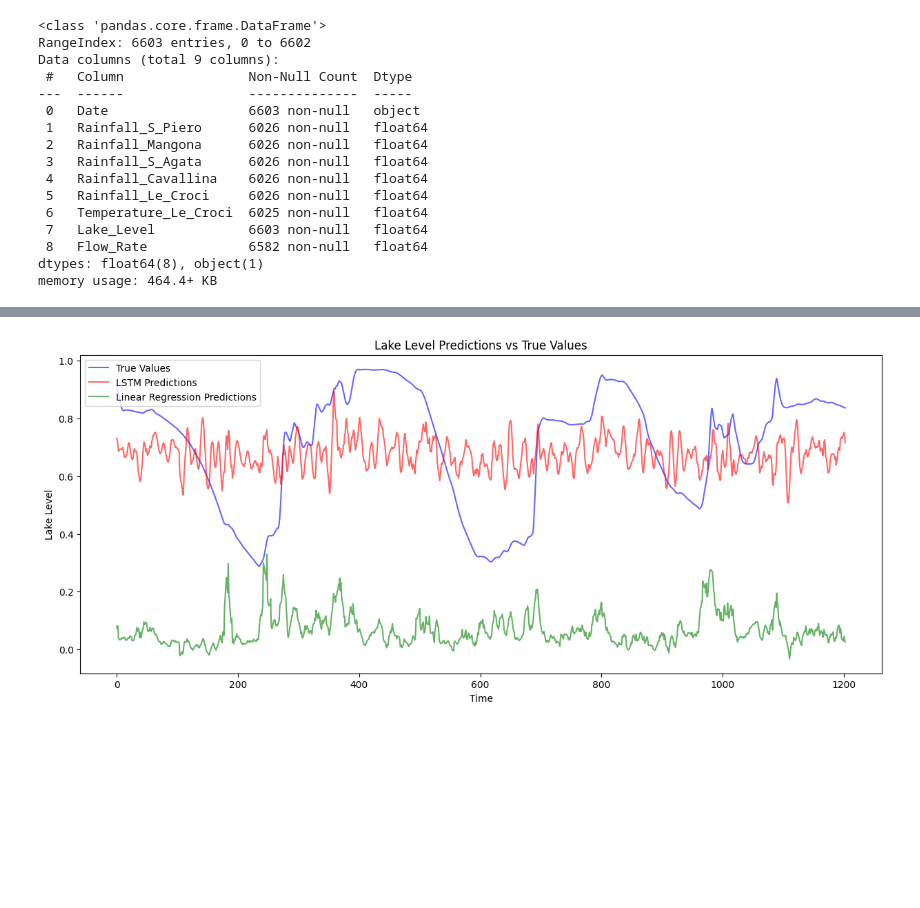
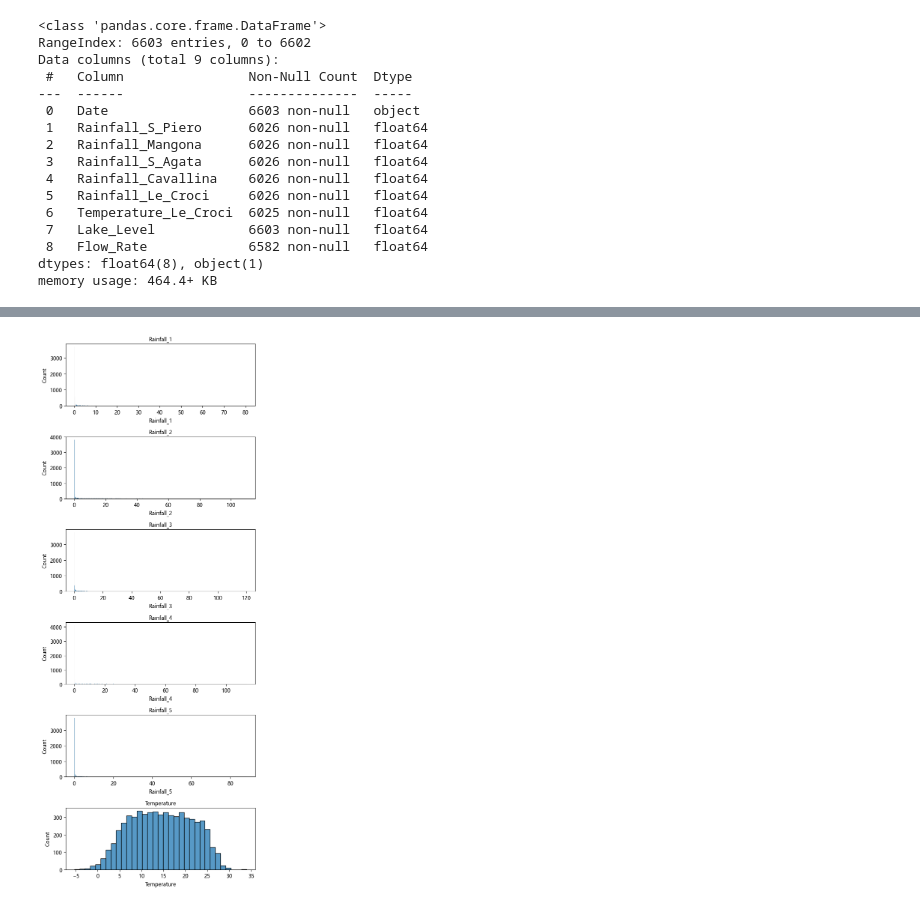
Before and after one commit to ZhouXiinlei/ml_WaterAnalytics, a Jupyter notebook: Lake_Bilancino_Process.ipynb, the cells around one changed output, grey strips where cells are left out. Cells and saved outputs as stored; diff of their text form; code cells hidden in the pictures; blank space fills up the shorter version.

Commit message:
Update Lake_Bilancino_Process.ipynb
final

```diff
--- a/Lake_Bilancino_Process.ipynb
+++ b/Lake_Bilancino_Process.ipynb
@@ -61,14 +71,0 @@ df_cleaned = df.dropna().reset_index(drop=True)
-# %%
-# 使用滑动窗口平滑数据，窗口大小设置为7
-window_size = 7
-df_smoothed = df_cleaned.copy()
-
-# 对除 "Date" 列外的所有列应用滑动窗口平滑
-for column in df_cleaned.columns[1:]:
-    df_smoothed[column] = df_cleaned[column].rolling(window=window_size).mean()
-
-# 剔除开始部分的NaN值（由于滑动窗口的效果）
-df_smoothed = df_smoothed.dropna().reset_index(drop=True)
-
-# 将"Date"列转换为日期格式
-df_smoothed['Date'] = pd.to_datetime(df_smoothed['Date'], dayfirst=True)
@@ -465,29 +72,26 @@ plt.show()
-# %%
-lstm_predictions_lake = test_outputs_lake.detach().numpy()  # Replace with your LSTM predictions for Lake_Level
-linear_predictions_lake = linear_model(X_test_tensor_flat_lake).detach().numpy()  # Replace with your linear regression predictions for Lake_Level
-true_values_lake = y_test_tensor_lake.detach().numpy()
-
-import matplotlib.pyplot as plt
-
-# Set the figure size
-plt.figure(figsize=(15, 6))
-
-# Plot the true values
-plt.plot(true_values_lake, label='True Values', color='blue', alpha=0.6)
-
-# Plot the predictions from LSTM
-plt.plot(lstm_predictions_lake, label='LSTM Predictions', color='red', alpha=0.6)
-
-# Plot the predictions from Linear Regression
-plt.plot(linear_predictions_lake, label='Linear Regression Predictions', color='green', alpha=0.6)
-
-# Set the title and labels
-plt.title('Lake Level Predictions vs True Values')
-plt.xlabel('Time')
-plt.ylabel('Lake Level')
-plt.legend()
-
-# Show the plot
-plt.show()
-# %% [output]
-[figure, removed]
+# %%
+import pandas as pd
+import matplotlib.pyplot as plt
+import seaborn as sns
+
+# 读取数据（请确保路径正确）
+bilancino = pd.read_csv('C:/Users/zhouxiinlei/Documents/GitHub/ml_WaterAnalytics/dataset/Lake/Lake_Bilancino.csv', usecols=lambda column: column != 'Date')
+bilancino = bilancino[bilancino.Temperature_Le_Croci.notna()].reset_index(drop=True)
+
+# 准备列名称
+bilancino.columns = ['Rainfall_1', 'Rainfall_2', 'Rainfall_3', 'Rainfall_4', 'Rainfall_5', 'Temperature', 'Lake_level', 'Flow_rate']
+feature_list = ['Rainfall_1', 'Rainfall_2', 'Rainfall_3', 'Rainfall_4', 'Rainfall_5', 'Temperature']
+
+# 创建一个子图网格，所有子图都在一张图上
+f, ax = plt.subplots(nrows=6, ncols=1, figsize=(6, 15))  # 这里我们保持了原始的子图大小
+
+# 为每个特征绘制直方图
+for i, feature in enumerate(feature_list):
+    sns.histplot(bilancino[feature], kde=False, ax=ax[i])  # 使用histplot代替distplot，并保持原始的美学风格
+    ax[i].set_title(feature, fontsize=10)
+
+# 优化布局并显示图表
+plt.tight_layout()
+plt.show()
+# %% [output]
+[figure, added]
```
Also changed, not shown: parts of 24 cells of this notebook.
